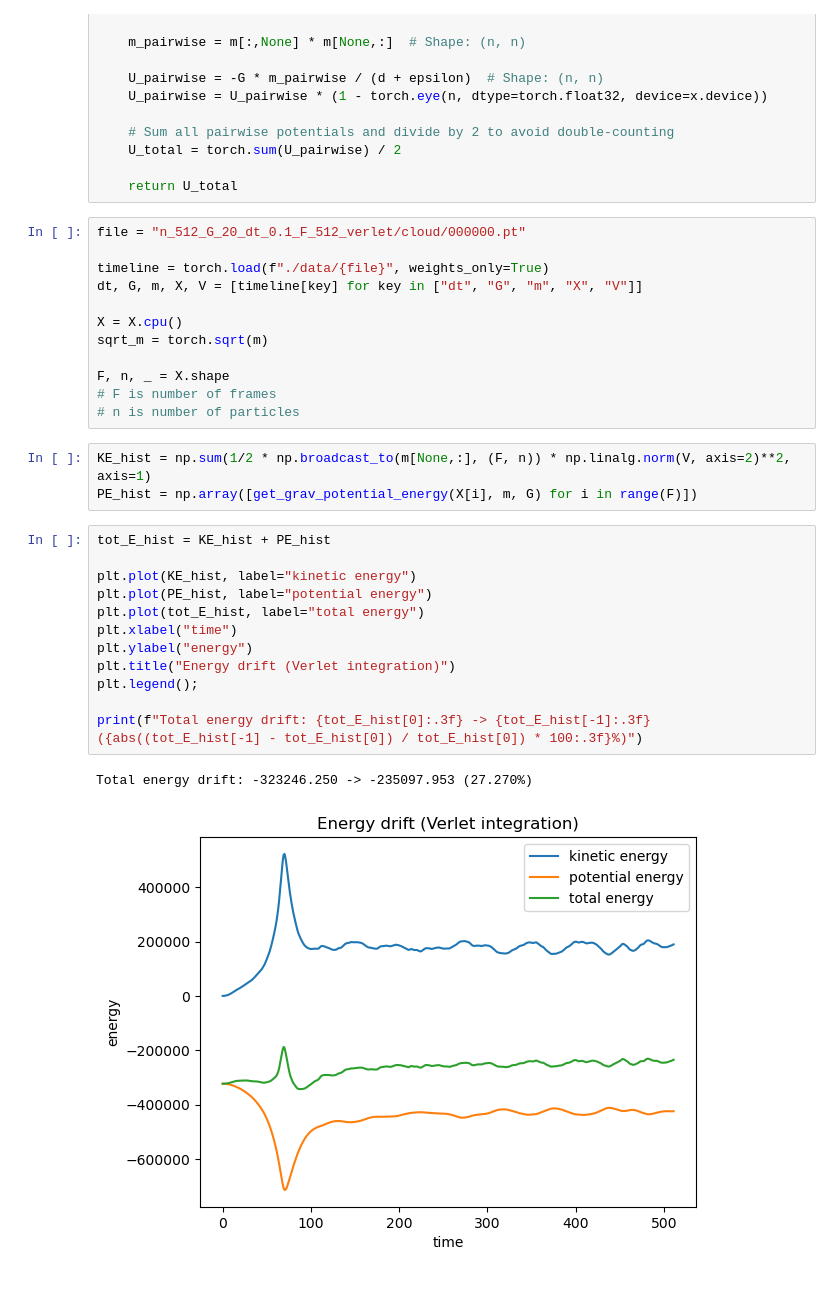
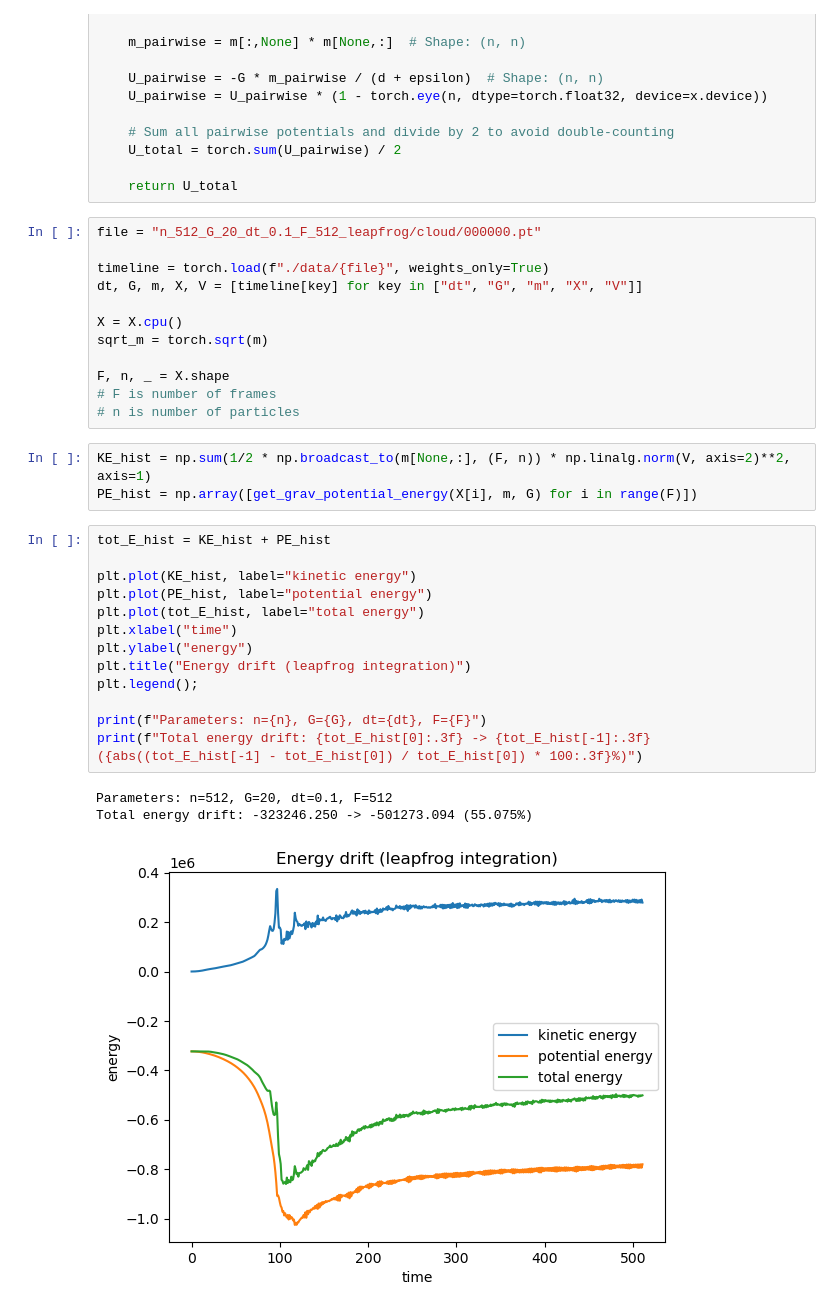
Before and after one commit to womogenes/physim, a Jupyter notebook: data-gen/energy_drft_analysis.ipynb, the cells around one changed output. Cells and saved outputs as stored; diff of their text form.

Commit message:
Analysze leapfrog energy loss

```diff
--- a/data-gen/energy_drft_analysis.ipynb
+++ b/data-gen/energy_drft_analysis.ipynb
@@ -37,7 +37,7 @@ def get_grav_potential_energy(x, m, G):
 
     return U_total
 # %%
-file = "n_512_G_20_dt_0.1_F_512_verlet/cloud/000000.pt"
+file = "n_512_G_20_dt_0.1_F_512_leapfrog/cloud/000000.pt"
 
 timeline = torch.load(f"./data/{file}", weights_only=True)
 dt, G, m, X, V = [timeline[key] for key in ["dt", "G", "m", "X", "V"]]
@@ -54,15 +54,17 @@ PE_hist = np.array([get_grav_potential_energy(X[i], m, G) for i in range(F)])
 # %%
 tot_E_hist = KE_hist + PE_hist
 
 plt.plot(KE_hist, label="kinetic energy")
 plt.plot(PE_hist, label="potential energy")
 plt.plot(tot_E_hist, label="total energy")
 plt.xlabel("time")
 plt.ylabel("energy")
-plt.title("Energy drift (Verlet integration)")
+plt.title("Energy drift (leapfrog integration)")
 plt.legend();
 
+print(f"Parameters: n={n}, G={G}, dt={dt}, F={F}")
 print(f"Total energy drift: {tot_E_hist[0]:.3f} -> {tot_E_hist[-1]:.3f} ({abs((tot_E_hist[-1] - tot_E_hist[0]) / tot_E_hist[0]) * 100:.3f}%)")
 # %% [output]
-Total energy drift: -323246.250 -> -235097.953 (27.270%)
+Parameters: n=512, G=20, dt=0.1, F=512
+Total energy drift: -323246.250 -> -501273.094 (55.075%)
-[figure, old version]
+[figure, new version]
```
Also changed, not shown: 2 other files.
